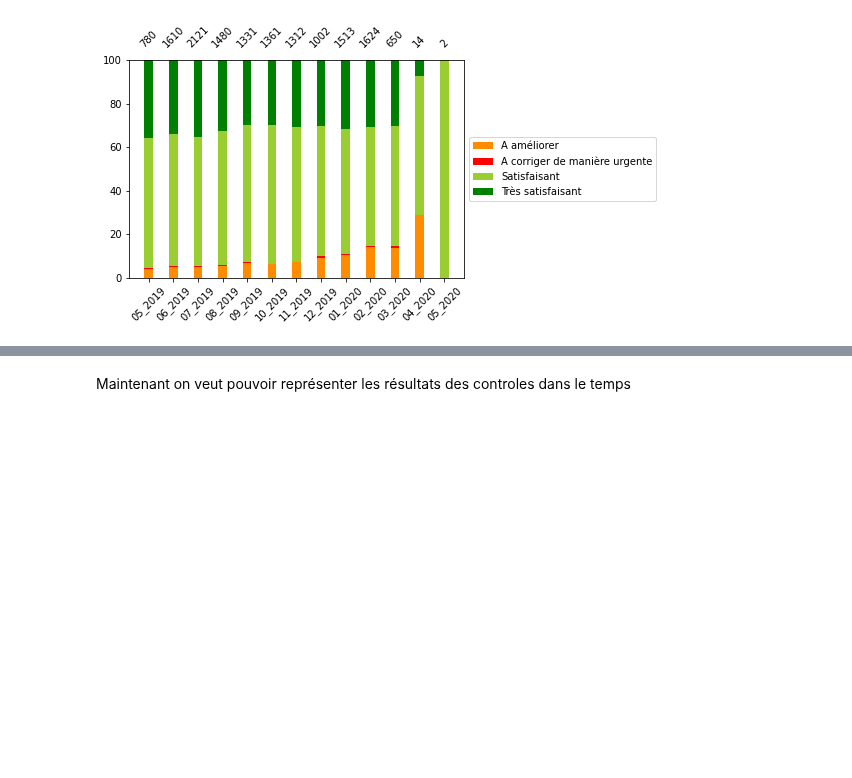
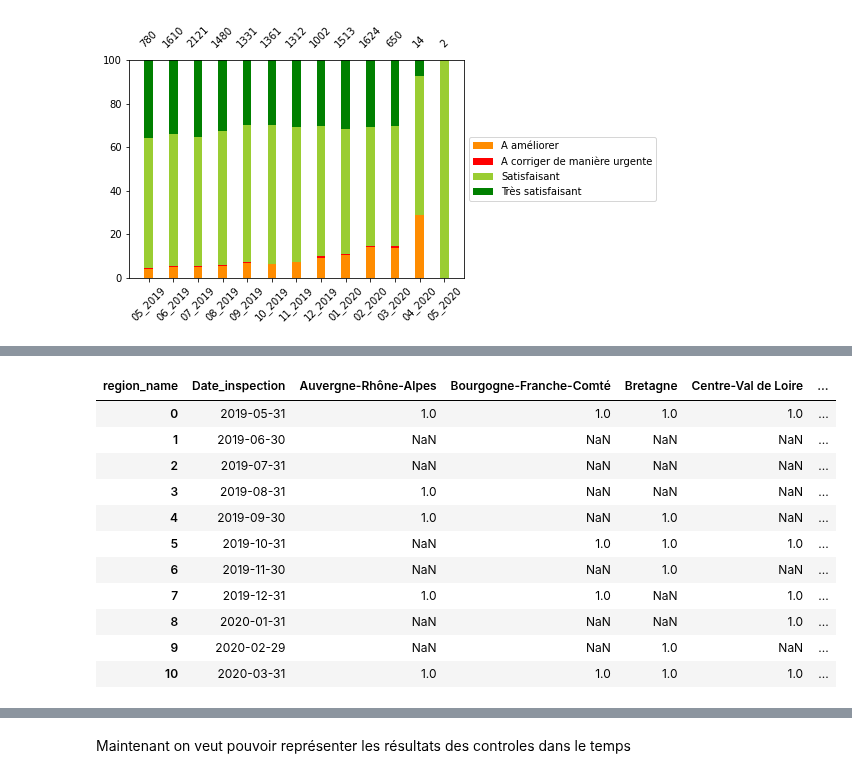
Before and after one commit to etalab-ia/ami-ia, a Jupyter notebook: notebooks/ami_ia_dataviz_rr.ipynb, the cells around one changed output, grey strips where cells are left out. Saved outputs shown, nothing was run; the diff lists cells and outputs as text; code cells hidden in the pictures; blank space fills up the shorter version.

```diff
--- a/notebooks/ami_ia_dataviz_rr.ipynb
+++ b/notebooks/ami_ia_dataviz_rr.ipynb
@@ -574,0 +623,19 @@ df_grouped_few_inspections.head()
+# %%
+#We might want to see this on a timescale
+grouped = df_few_inspections.groupby(['Date_inspection','region_name'])['ratio_control_for1000'].count().sort_values(ascending = False)
+#Before ploting we need to do some transforming of our
+df_grouped_few_inspections = grouped.unstack('region_name').reset_index().melt('Date_inspection', var_name = 'Nom de la région', value_name = 'few_control_count')
+grouped.unstack('region_name').reset_index()
+# %% [output]
+| region_name | Date_inspection | Auvergne-Rhône-Alpes | Bourgogne-Franche-Comté | Bretagne | Centre-Val de Loire | ... |
+| 0 | 2019-05-31 | 1.0 | 1.0 | 1.0 | 1.0 | ... |
+| 1 | 2019-06-30 | NaN | NaN | NaN | NaN | ... |
+| 2 | 2019-07-31 | NaN | NaN | NaN | NaN | ... |
+| 3 | 2019-08-31 | 1.0 | NaN | NaN | NaN | ... |
+| 4 | 2019-09-30 | 1.0 | NaN | 1.0 | NaN | ... |
+| 5 | 2019-10-31 | NaN | 1.0 | 1.0 | 1.0 | ... |
+| 6 | 2019-11-30 | NaN | NaN | 1.0 | NaN | ... |
+| 7 | 2019-12-31 | 1.0 | 1.0 | NaN | 1.0 | ... |
+| 8 | 2020-01-31 | NaN | NaN | NaN | 1.0 | ... |
+| 9 | 2020-02-29 | NaN | NaN | 1.0 | NaN | ... |
+| 10 | 2020-03-31 | 1.0 | 1.0 | 1.0 | 1.0 | ... |
```
Also changed, not shown: parts of 85 cells of this notebook, 1 other file.
